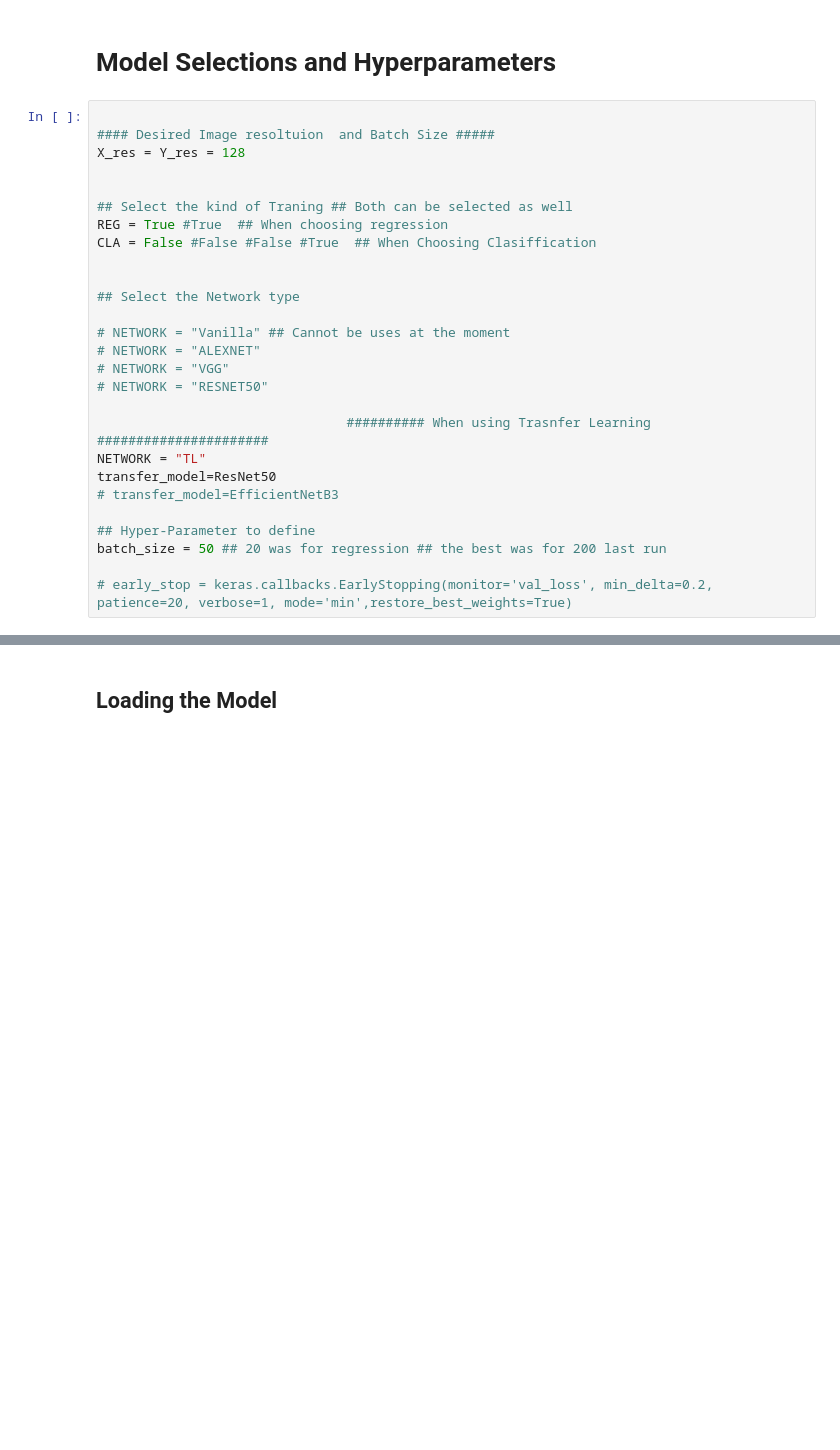
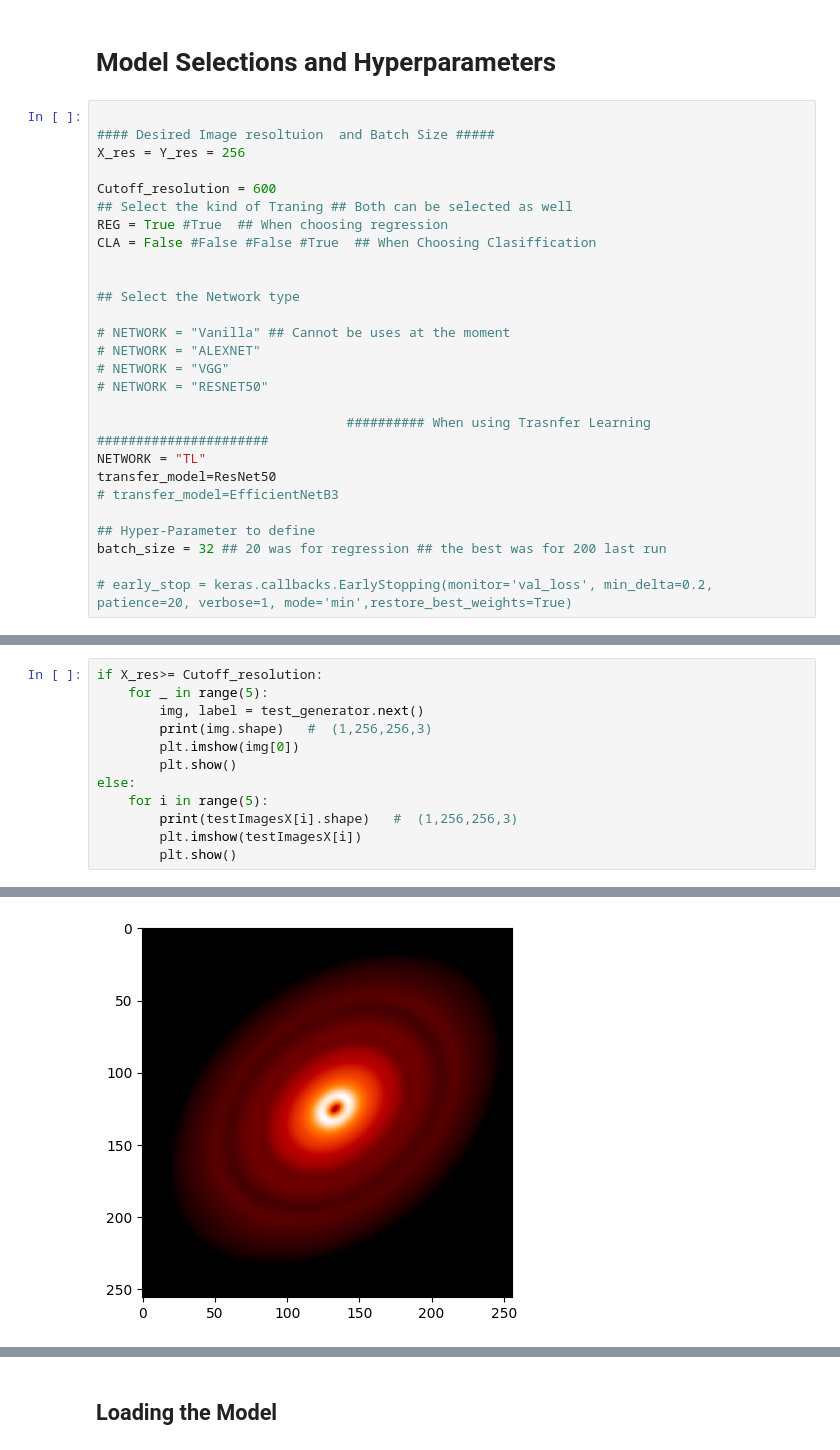
Before and after one commit to sauddy/DPNNet-3.0, a Jupyter notebook: Prediction-Generator.ipynb, the cells around one changed output, grey strips where cells are left out. Saved outputs shown, nothing was run; the diff lists cells and outputs as text; blank space fills up the shorter version.

```diff
--- a/Prediction-Generator.ipynb
+++ b/Prediction-Generator.ipynb
@@ -95,9 +101,9 @@ print("[INFO] Modules imported")
 # %%
 
 #### Desired Image resoltuion  and Batch Size #####
-X_res = Y_res = 128
+X_res = Y_res = 256
 
-
+Cutoff_resolution = 600
 ## Select the kind of Traning ## Both can be selected as well
 REG = True #True  ## When choosing regression
 CLA = False #False #False #True  ## When Choosing Clasiffication
@@ -116,7 +122,7 @@ transfer_model=ResNet50
 # transfer_model=EfficientNetB3
 
 ## Hyper-Parameter to define
-batch_size = 50 ## 20 was for regression ## the best was for 200 last run
+batch_size = 32 ## 20 was for regression ## the best was for 200 last run
 
 # early_stop = keras.callbacks.EarlyStopping(monitor='val_loss', min_delta=0.2, patience=20, verbose=1, mode='min',restore_best_weights=True)
 # %%
@@ -188,0 +216,13 @@ STEP_SIZE_TEST=test_generator.n//test_generator.batch_size
+# %%
+if X_res>= Cutoff_resolution:
+    for _ in range(5):
+        img, label = test_generator.next()
+        print(img.shape)   #  (1,256,256,3)
+        plt.imshow(img[0])
+        plt.show()
+else:
+    for i in range(5):
+        print(testImagesX[i].shape)   #  (1,256,256,3)
+        plt.imshow(testImagesX[i])
+        plt.show()
+# %% [output]
@@ -188,0 +230 @@ STEP_SIZE_TEST=test_generator.n//test_generator.batch_size
+[figure, added]
```
Also changed, not shown: parts of 7 cells of this notebook.
